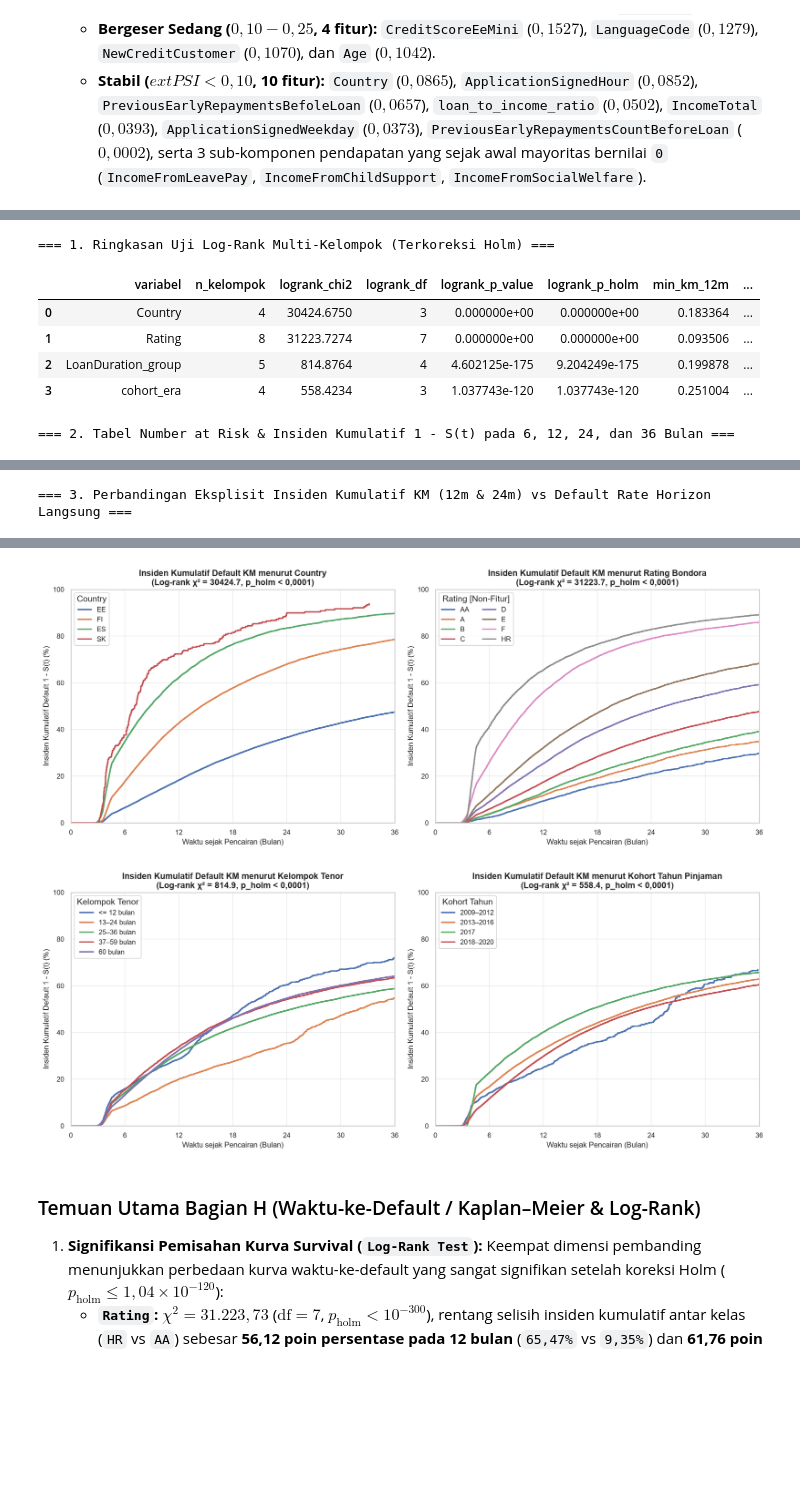
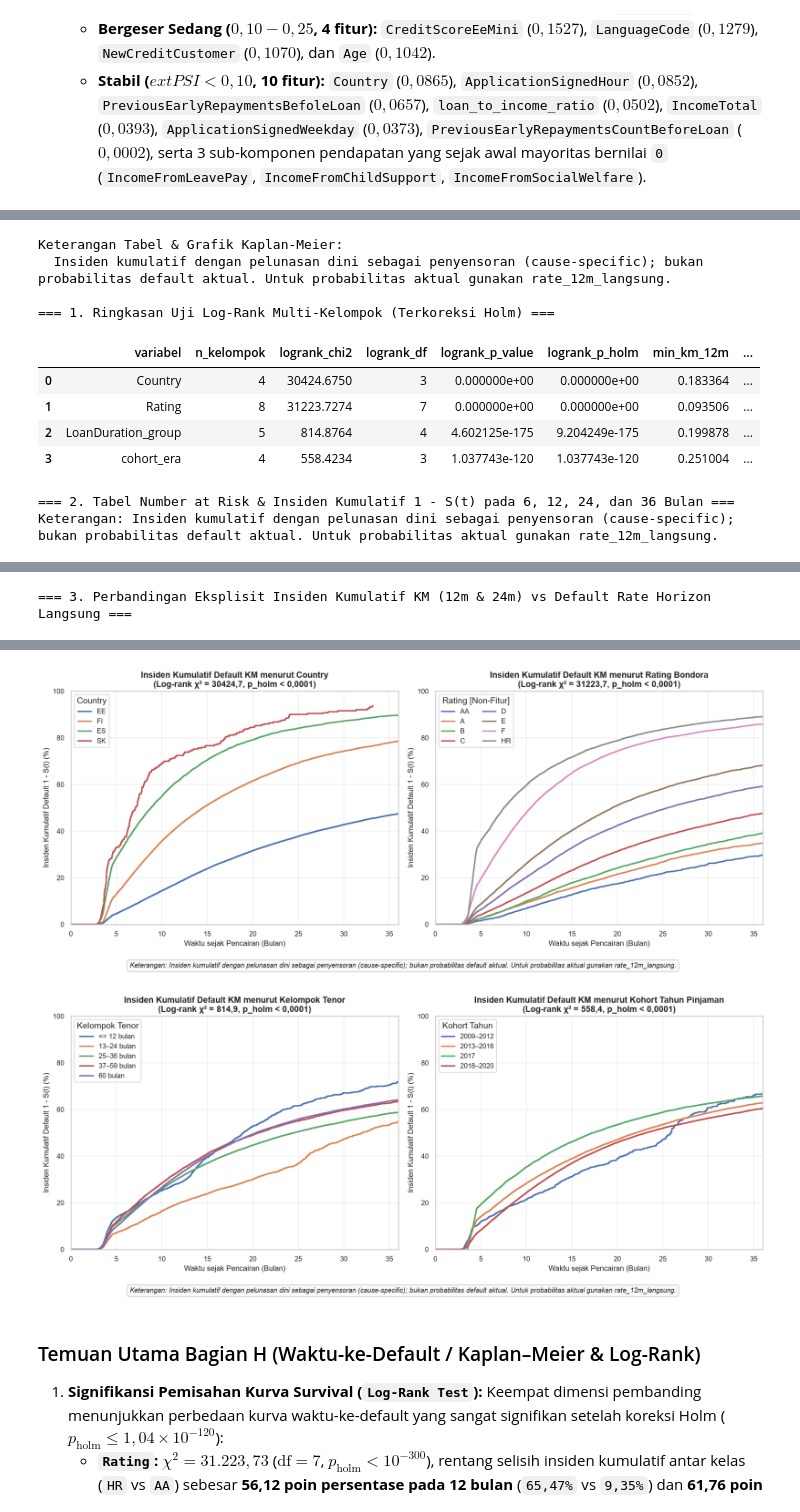
Before and after one commit to B4tra/bondora-analytics, a Jupyter notebook: notebooks/03_diagnostic.ipynb, the cells around one changed output, grey strips where cells are left out. Saved outputs shown, nothing was run; the diff lists cells and outputs as text; code cells hidden in the pictures; blank space fills up the shorter version.

```diff
--- a/notebooks/03_diagnostic.ipynb
+++ b/notebooks/03_diagnostic.ipynb
@@ -844,5 +901,7 @@ Untuk memanfaatkan seluruh informasi waktu pengamatan dari `178.787` pinjaman va
 # %%
 tbl_km = pd.read_csv(config.TABLES_DIR / "03_km_cumulative_default.csv")
+print("Keterangan Tabel & Grafik Kaplan-Meier:")
+print("  Insiden kumulatif dengan pelunasan dini sebagai penyensoran (cause-specific); bukan probabilitas default aktual. Untuk probabilitas aktual gunakan rate_12m_langsung.\n")
 
 print("=== 1. Ringkasan Uji Log-Rank Multi-Kelompok (Terkoreksi Holm) ===")
 logrank_summary = tbl_km.groupby("variabel", sort=False).agg(
@@ -861,6 +920,7 @@ logrank_summary["rentang_km_24m_pp"] = ((logrank_summary["max_km_24m"] - logrank
 display(logrank_summary)
 
 print("=== 2. Tabel Number at Risk & Insiden Kumulatif 1 - S(t) pada 6, 12, 24, dan 36 Bulan ===")
+print("Keterangan: Insiden kumulatif dengan pelunasan dini sebagai penyensoran (cause-specific); bukan probabilitas default aktual. Untuk probabilitas aktual gunakan rate_12m_langsung.")
 display(tbl_km[[
     "variabel", "segmen", "n_awal", "n_event_total",
     "n_at_risk_6m", "n_at_risk_12m", "n_at_risk_24m", "n_at_risk_36m",
@@ -870,7 +930,7 @@ display(tbl_km[[
 print("=== 3. Perbandingan Eksplisit Insiden Kumulatif KM (12m & 24m) vs Default Rate Horizon Langsung ===")
 km_comp = tbl_km[[
     "variabel", "segmen", "n_awal", "km_incidence_12m", "rate_12m_langsung", "selisih_km12m_minus_rate12m",
-    "km_incidence_24m", "rate_24m_langsung", "selisih_km24m_minus_rate24m"
+    "km_incidence_24m", "rate_24m_langsung", "selisih_km24m_minus_rate24m", "keterangan"
 ]].copy()
 km_comp["selisih_12m_pp"] = (km_comp["selisih_km12m_minus_rate12m"] * 100).round(2)
 km_comp["selisih_24m_pp"] = (km_comp["selisih_km24m_minus_rate24m"] * 100).round(2)
@@ -879,6 +939,9 @@ display(km_comp)
 display(Image(filename=str(config.FIGURES_DIR / "03_km_country_and_rating.png")))
 display(Image(filename=str(config.FIGURES_DIR / "03_km_tenor_and_cohort.png")))
 # %% [output]
+Keterangan Tabel & Grafik Kaplan-Meier:
+  Insiden kumulatif dengan pelunasan dini sebagai penyensoran (cause-specific); bukan probabilitas default aktual. Untuk probabilitas aktual gunakan rate_12m_langsung.
+
 === 1. Ringkasan Uji Log-Rank Multi-Kelompok (Terkoreksi Holm) ===
 |  | variabel | n_kelompok | logrank_chi2 | logrank_df | logrank_p_value | logrank_p_holm | min_km_12m | ... |
 | 0 | Country | 4 | 30424.6750 | 3 | 0.000000e+00 | 0.000000e+00 | 0.183364 | ... |
@@ -886,6 +949,7 @@ display(Image(filename=str(config.FIGURES_DIR / "03_km_tenor_and_cohort.png")))
 | 2 | LoanDuration_group | 5 | 814.8764 | 4 | 4.602125e-175 | 9.204249e-175 | 0.199878 | ... |
 | 3 | cohort_era | 4 | 558.4234 | 3 | 1.037743e-120 | 1.037743e-120 | 0.251004 | ... |
 === 2. Tabel Number at Risk & Insiden Kumulatif 1 - S(t) pada 6, 12, 24, dan 36 Bulan ===
+Keterangan: Insiden kumulatif dengan pelunasan dini sebagai penyensoran (cause-specific); bukan probabilitas default aktual. Untuk probabilitas aktual gunakan rate_12m_langsung.
 |  | variabel | segmen | n_awal | n_event_total | n_at_risk_6m | n_at_risk_12m | n_at_risk_24m | n_at_risk_36m | ... |
 | 0 | Country | EE | 110616 | 31021 | 81907 | 59158 | 26429 | 10726 | ... |
 | 1 | Country | FI | 41692 | 21142 | 26275 | 16778 | 4292 | 1419 | ... |
@@ -894,35 +958,35 @@ display(Image(filename=str(config.FIGURES_DIR / "03_km_tenor_and_cohort.png")))
 | 4 | Rating | AA | 6573 | 1186 | 5568 | 4790 | 1468 | 803 | ... |
 | 5 | Rating | A | 7548 | 1897 | 6275 | 5401 | 2826 | 1244 | ... |
 | 6 | Rating | B | 22565 | 4826 | 15897 | 11590 | 6280 | 2810 | ... |
 | 7 | Rating | C | 29724 | 8195 | 21860 | 15571 | 7012 | 2974 | ... |
 | 8 | Rating | D | 36715 | 11617 | 23591 | 15923 | 5805 | 2185 | ... |
 | 9 | Rating | E | 32924 | 14580 | 24472 | 16584 | 4358 | 1350 | ... |
 | ... | ... | ... | ... | ... | ... | ... | ... | ... | ... |
 | 16 | LoanDuration_group | 60 bulan | 95001 | 37799 | 62787 | 40716 | 15043 | 6281 | ... |
 | 17 | cohort_era | 2009–2012 | 2730 | 916 | 1942 | 1314 | 499 | 93 | ... |
 | 18 | cohort_era | 2013–2016 | 28522 | 16092 | 21956 | 16169 | 9343 | 5787 | ... |
 | 19 | cohort_era | 2017 | 17924 | 10522 | 12624 | 9068 | 5513 | 3754 | ... |
 | 20 | cohort_era | 2018–2020 | 108051 | 43767 | 86164 | 57557 | 16914 | 3046 | ... |
 === 3. Perbandingan Eksplisit Insiden Kumulatif KM (12m & 24m) vs Default Rate Horizon Langsung ===
 |  | variabel | segmen | n_awal | km_incidence_12m | rate_12m_langsung | selisih_km12m_minus_rate12m | ... |
 | 0 | Country | EE | 110616 | 0.183364 | 0.170802 | 0.012562 | ... |
 | 1 | Country | FI | 41692 | 0.427679 | 0.381511 | 0.046168 | ... |
 | 2 | Country | ES | 26183 | 0.622198 | 0.556888 | 0.065310 | ... |
 | 3 | Country | SK | 296 | 0.723825 | 0.706081 | 0.017744 | ... |
 | 4 | Rating | AA | 6573 | 0.093506 | 0.084806 | 0.008700 | ... |
 | 5 | Rating | A | 7548 | 0.118146 | 0.108612 | 0.009535 | ... |
 | 6 | Rating | B | 22565 | 0.131317 | 0.126510 | 0.004807 | ... |
 | 7 | Rating | C | 29724 | 0.174923 | 0.164280 | 0.010644 | ... |
 | 8 | Rating | D | 36715 | 0.254043 | 0.241202 | 0.012841 | ... |
 | 9 | Rating | E | 32924 | 0.321656 | 0.292597 | 0.029059 | ... |
 | ... | ... | ... | ... | ... | ... | ... | ... |
 | 16 | LoanDuration_group | 60 bulan | 95001 | 0.324371 | 0.310139 | 0.014232 | ... |
 | 17 | cohort_era | 2009–2012 | 2730 | 0.251004 | 0.201832 | 0.049172 | ... |
 | 18 | cohort_era | 2013–2016 | 28522 | 0.329357 | 0.302573 | 0.026784 | ... |
 | 19 | cohort_era | 2017 | 17924 | 0.401721 | 0.365264 | 0.036456 | ... |
 | 20 | cohort_era | 2018–2020 | 108051 | 0.297915 | 0.276118 | 0.021797 | ... |
-[figure, old version]
+[figure, new version]
-[figure, old version]
+[figure, new version]
 # %% [markdown]
 ### Temuan Utama Bagian H (Waktu-ke-Default / Kaplan–Meier & Log-Rank)
 1. **Signifikansi Pemisahan Kurva Survival (`Log-Rank Test`):** Keempat dimensi pembanding menunjukkan perbedaan kurva waktu-ke-default yang sangat signifikan setelah koreksi Holm ($p_{\text{holm}} \le 1{,}04 \times 10^{-120}$):
```
Also changed, not shown: parts of 5 cells of this notebook, 10 other files.
